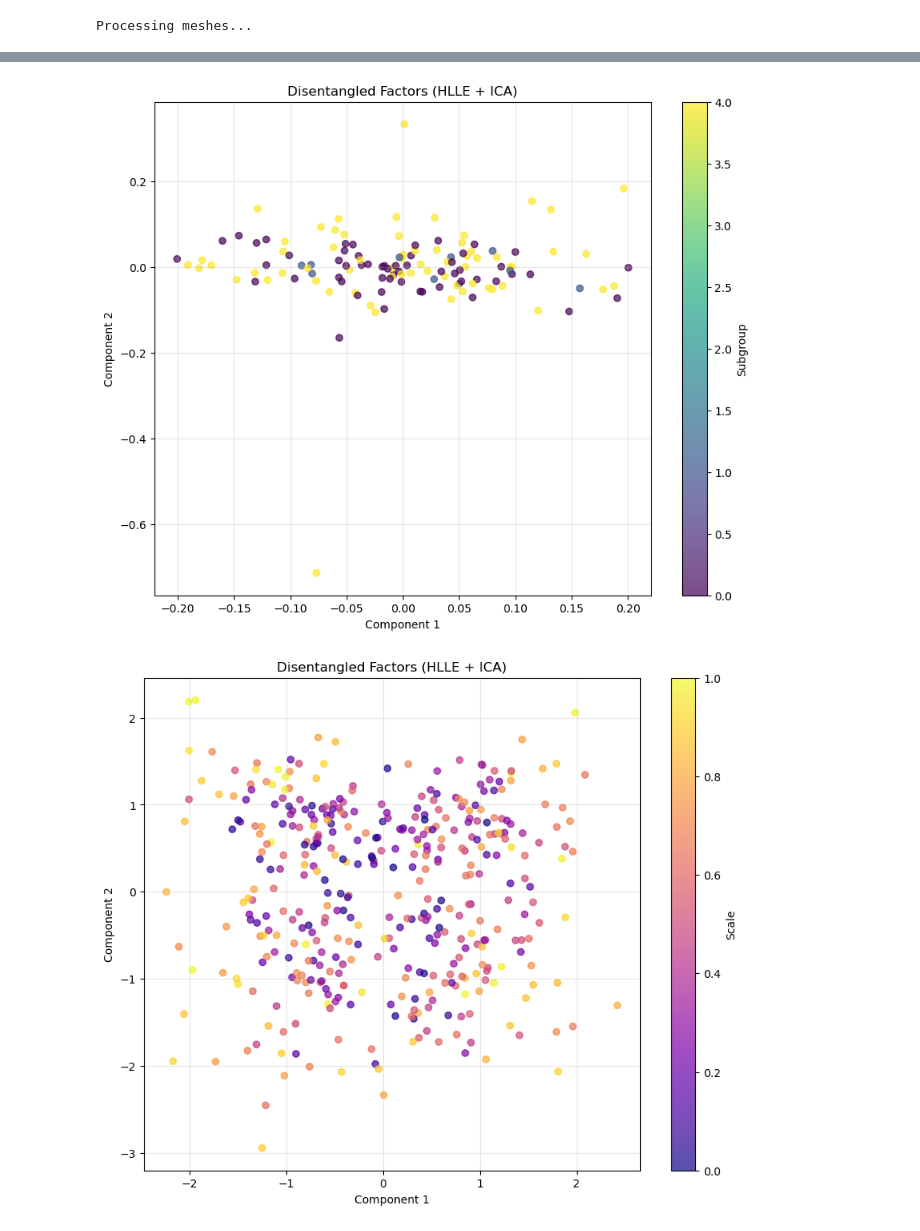
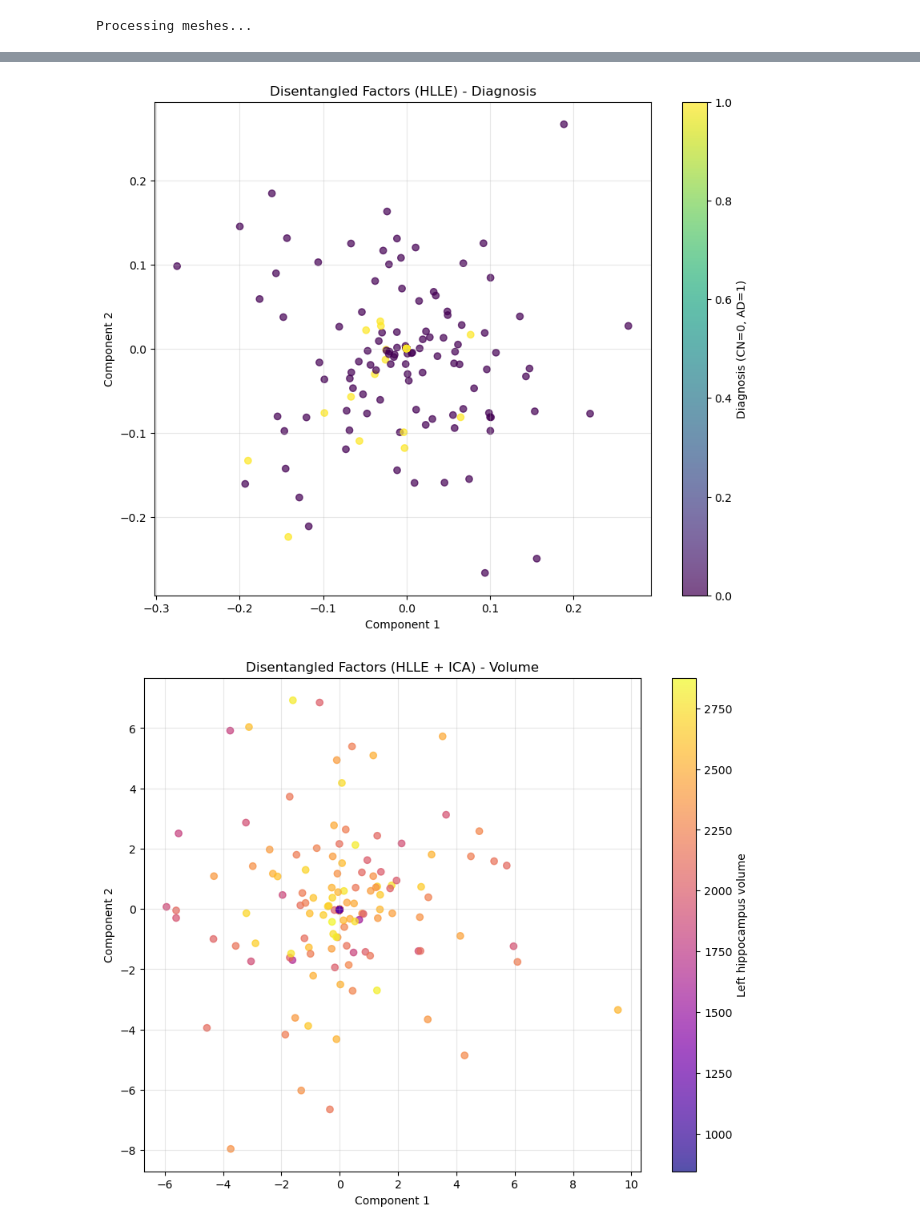
Before and after one commit to Jakaria08/Disentangle_Latent_Space_Deep_SDF, a Jupyter notebook: run_HLLE_ICA.ipynb, the cells around one changed output, grey strips where cells are left out. Saved outputs shown, nothing was run; the diff lists cells and outputs as text; code cells hidden in the pictures.

```diff
--- a/run_HLLE_ICA.ipynb
+++ b/run_HLLE_ICA.ipynb
@@ -117,9 +121,9 @@ print(mesh_params)
 # %%
-# Create color coding for visualization based on extracted parameters
-has_bump = np.array([p.get("has_bump", 0) for p in mesh_params])
-#scales = np.array([p.get("scale", 0) for p in mesh_params])
-#sub_groups = np.array([p.get("sub_group", 0) for p in mesh_params])
-#bump_sizes = np.array([p.get("bump_size", 0) for p in mesh_params])
+# Create arrays for visualization based on extracted parameters
+diagnosis = np.array([p.get('diagnosis', -1) for p in mesh_params])
+age = np.array([p.get('age', float('nan')) for p in mesh_params], dtype=float)
+sex = np.array([p.get('sex', -1) for p in mesh_params])
+volume = np.array([p.get('volume', float('nan')) for p in mesh_params], dtype=float)
 # %%
 # Step 2: Apply HLLE for non-linear dimensionality reduction
 n_neighbors = min(400, len(X) - 1)  # Ensuring n_neighbors is valid
@@ -159,37 +163,34 @@ df = pd.DataFrame({
 })
 # %%
-# VISUALIZATION 1: Basic scatter plot
+# VISUALIZATION 1: Basic scatter plot (Diagnosis)
 plt.figure(figsize=(10, 8))
-scatter = plt.scatter(Z[:, 0], Z[:, 3], c=has_bump, cmap='viridis', alpha=0.7)
-plt.colorbar(scatter, label="Subgroup")
-plt.xlabel("Component 1")
-plt.ylabel("Component 2")
-#plt.xlim(-0.1, 0.1)
-#plt.ylim(-0.1, 0.1)
-plt.title("Disentangled Factors (HLLE + ICA)")
+scatter = plt.scatter(Z[:, 0], Z[:, 1], c=diagnosis, cmap='viridis', alpha=0.7)
+plt.colorbar(scatter, label='Diagnosis (CN=0, AD=1)')
+plt.xlabel('Component 1')
+plt.ylabel('Component 2')
+plt.title('Disentangled Factors (HLLE) - Diagnosis')
 plt.grid(True, alpha=0.3)
-plt.savefig("torus_latent_factors_bump.png", dpi=300)
+plt.savefig('adni_latent_factors_diagnosis.png', dpi=300)
 plt.show()
 # %% [output]
-[figure, old version]
+[figure, new version]
 # %%
-# Alternative coloring by scale
+# Alternative coloring by volume
 plt.figure(figsize=(10, 8))
-if np.any(scales != 0):
-    scatter = plt.scatter(Y[:, 0], Y[:, 3], c=scales, cmap='plasma', alpha=0.7)
-    plt.colorbar(scatter, label="Scale")
+mask = np.isfinite(volume)
+if np.any(mask):
+    scatter = plt.scatter(Y[mask, 0], Y[mask, 1], c=volume[mask], cmap='plasma', alpha=0.7)
+    plt.colorbar(scatter, label='Left hippocampus volume')
 else:
     scatter = plt.scatter(Y[:, 0], Y[:, 1], alpha=0.7)
-plt.xlabel("Component 1")
-plt.ylabel("Component 2")
-#plt.xlim(-0.2, 0.2)
-#plt.ylim(-0.2, 0.2)
-plt.title("Disentangled Factors (HLLE + ICA)")
+plt.xlabel('Component 1')
+plt.ylabel('Component 2')
+plt.title('Disentangled Factors (HLLE + ICA) - Volume')
 plt.grid(True, alpha=0.3)
-plt.savefig("torus_latent_factors_scale.png", dpi=300)
+plt.savefig('adni_latent_factors_volume.png', dpi=300)
 plt.show()
 # %% [output]
-[figure, old version]
+[figure, new version]
 # %%
 # Optional: Correlation analysis
 if len(mesh_params) > 0:
```
Also changed, not shown: parts of 19 cells of this notebook, 10 other files.
